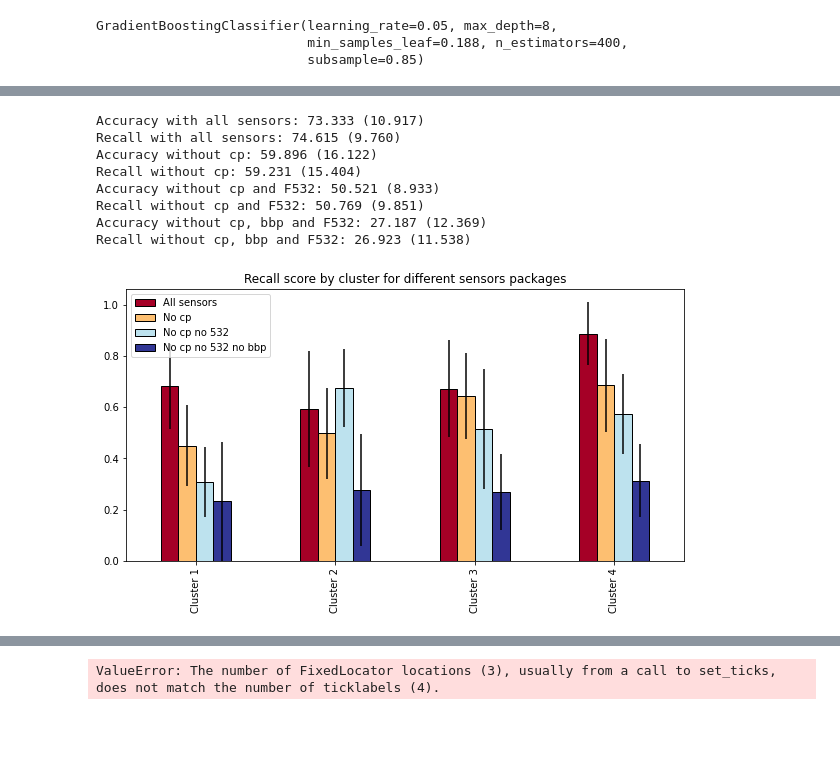
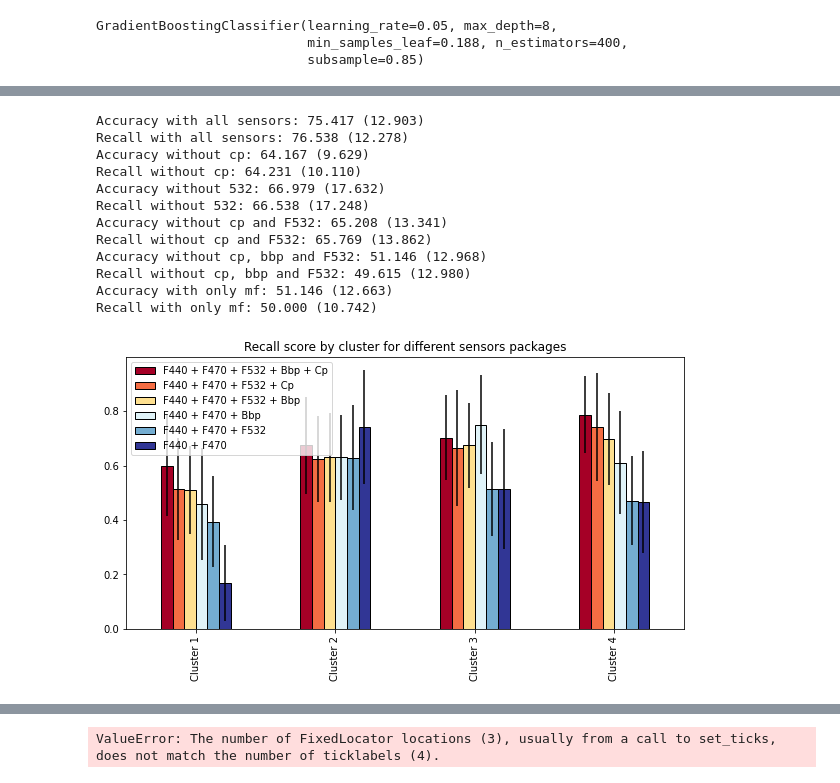
Before and after one commit to Flavi1P/Multispectral-Fluorescence, a Jupyter notebook: Boussole/Scripts/svc_bouss.ipynb, the cells around one changed output, grey strips where cells are left out. Saved outputs shown, nothing was run; the diff lists cells and outputs as text; code cells hidden in the pictures; blank space fills up the shorter version.

Commit message:
made some progress on the ml and explanation with plots

```diff
--- a/Boussole/Scripts/svc_bouss.ipynb
+++ b/Boussole/Scripts/svc_bouss.ipynb
@@ -124,16 +133,20 @@ print("here is the significant parameters :", test.index)
 
 new_descriptors = data[["f440_f470", "f532_f470", "bbp_cp", "f440_bbp", "f470_bbp", "f532_bbp", "f440_cp", "f470_cp"]]
 no_cp = data[["f440_f470", "f532_f470", "f440_bbp", "f470_bbp", "f532_bbp"]]
+no_532 = data[["f440_f470", "bbp_cp", "f440_bbp", "f470_bbp", "f440_cp", "f470_cp"]]
 no_cp_no_532 = data[["f440_f470", "f440_bbp", "f470_bbp"]]
 no_bbp_no_cp_no_532 = data[["f440_f470"]]
+only_mf = data[["f440_f470", "f532_f470"]]
 
 
 ros = RandomOverSampler()
 #X_resampled, y_resampled = ros.fit_resample(new_descriptors, target)
 X_resampled, y_resampled = SMOTE().fit_resample(new_descriptors, target)
 X_no_cp, y_resampled = SMOTE().fit_resample(no_cp, target)
+X_no_532, y_resampled = SMOTE().fit_resample(no_532, target)
 X_no_cp_no_532, y_resampled = SMOTE().fit_resample(no_cp_no_532, target)
 X_no_bbp_no_cp_no_532, y_resampled = SMOTE().fit_resample(no_bbp_no_cp_no_532, target)
+X_only_mf, y_resampled = SMOTE().fit_resample(only_mf, target)
 
 print(sorted(Counter(y_resampled).items()))
 # %% [output]
@@ -157,8 +168,10 @@ X_resampled.describe()
 from sklearn.model_selection import train_test_split
 X_train, X_test, y_train, y_test = train_test_split(X_resampled, y_resampled, test_size =0.3, stratify = y_resampled, random_state=0)
 X_train_no_cp, X_test_no_cp, y_train, y_test = train_test_split(X_no_cp, y_resampled, test_size =0.3, stratify = y_resampled, random_state=0)
+X_train_no_532, X_test_no_532, y_train, y_test = train_test_split(X_no_532, y_resampled, test_size =0.3, stratify = y_resampled, random_state=0)
 X_train_no_cp_no_532, X_test_no_cp_no_532, y_train, y_test = train_test_split(X_no_cp_no_532, y_resampled, test_size =0.3, stratify = y_resampled, random_state=0)
 X_train_no_bbp_no_cp_no_532, X_test_no_bbp_no_cp_no_532, y_train, y_test = train_test_split(X_no_bbp_no_cp_no_532, y_resampled, test_size =0.3, stratify = y_resampled, random_state=0)
+X_train_only_mf, X_test_only_mf, y_train, y_test = train_test_split(X_only_mf, y_resampled, test_size =0.3, stratify = y_resampled, random_state=0)
 # %%
 #histogram boosting gradient classifer
 
@@ -168,11 +181,17 @@ y_pred_hgb = new_hgb.predict(X_test)
 new_hgb.fit(X_train_no_cp,y_train)
 y_pred_no_cp = new_hgb.predict(X_test_no_cp)
 
+new_hgb.fit(X_train_no_532,y_train)
+y_pred_no_532 = new_hgb.predict(X_test_no_532)
+
 new_hgb.fit(X_train_no_cp_no_532,y_train)
 y_pred_no_cp_no_532 = new_hgb.predict(X_test_no_cp_no_532)
 
 new_hgb.fit(X_train_no_bbp_no_cp_no_532,y_train)
 y_pred_no_bbp_no_cp_no_532 = new_hgb.predict(X_test_no_bbp_no_cp_no_532)
+
+new_hgb.fit(X_train_only_mf, y_train)
+y_pred_only_mf = new_hgb.predict(X_test_only_mf)
 # %%
 from sklearn.metrics import confusion_matrix, accuracy_score, roc_auc_score
 cm_hgb = confusion_matrix(y_test, y_pred_hgb)
@@ -262,0 +282,16 @@ Text(0.5, 1.0, 'Confusion Matrix of the Cross Validation using HGB')
+# %%
+from sklearn.metrics import confusion_matrix, accuracy_score, roc_auc_score
+cm_hgb = confusion_matrix(y_test, y_pred_only_mf)
+
+#Plot the confusion Matrix
+import matplotlib.pyplot as plt
+import seaborn as sns
+
+ax = sns.heatmap(cm_hgb, linewidths = 0.5, cmap = "viridis", annot = cm_hgb, cbar = False)
+ax.set_xticks([0.5, 1.5, 2.5])
+ax.set_yticks([0.5, 1.5, 2.5])
+ax.set_xticklabels(['1','2','3'])
+ax.set_yticklabels(['1', '2', '3'])
+plt.xlabel("Predicted")
+plt.ylabel("Observed")
+plt.title('Confusion Matrix of the Cross Validation using HGB', fontdict={'fontsize': 16, 'fontweight': 'medium'})
@@ -268,10 +306,14 @@ n_scores = cross_val_score(new_hgb, X_resampled, y_resampled, scoring = "balance
 rec_scores = cross_val_score(new_hgb, X_resampled.values, y_resampled.values, scoring = "recall_weighted", cv = cv, n_jobs = 2)
 scores_no_cp = cross_val_score(new_hgb, X_no_cp, y_resampled, scoring = "balanced_accuracy", cv = cv, n_jobs = 2)
 recall_no_cp = cross_val_score(new_hgb, X_no_cp, y_resampled, scoring = "recall_weighted", cv = cv, n_jobs = 2)
+scores_no_532 = cross_val_score(new_hgb, X_no_532, y_resampled, scoring = "balanced_accuracy", cv = cv, n_jobs = 2)
+recall_no_532 = cross_val_score(new_hgb, X_no_532, y_resampled, scoring = "recall_weighted", cv = cv, n_jobs = 2)
 scores_no_cp_no_532 = cross_val_score(new_hgb, X_no_cp_no_532, y_resampled, scoring = "balanced_accuracy", cv = cv, n_jobs = 2)
 recall_no_cp_no_532 = cross_val_score(new_hgb, X_no_cp_no_532, y_resampled, scoring = "recall_weighted", cv = cv, n_jobs = 2)
 scores_no_cp_no_bbp_no_532 = cross_val_score(new_hgb, X_no_bbp_no_cp_no_532 , y_resampled, scoring = "balanced_accuracy", cv = cv, n_jobs = 2)
 recall_no_cp_no_bbp_no_532 = cross_val_score(new_hgb, X_no_bbp_no_cp_no_532 , y_resampled, scoring = "recall_weighted", cv = cv, n_jobs = 2)
+scores_only_mf = cross_val_score(new_hgb, X_only_mf , y_resampled, scoring = "balanced_accuracy", cv = cv, n_jobs = 2)
+recall_only_mf = cross_val_score(new_hgb, X_only_mf , y_resampled, scoring = "recall_weighted", cv = cv, n_jobs = 2)
 
 
 
@@ -282,20 +324,30 @@ print('Recall with all sensors: %.3f (%.3f)' % (rec_scores.mean()*100, rec_score
 print('Accuracy without cp: %.3f (%.3f)' % (scores_no_cp.mean()*100, scores_no_cp.std()*100))
 print('Recall without cp: %.3f (%.3f)' % (recall_no_cp.mean()*100, recall_no_cp.std()*100))
 
+print('Accuracy without 532: %.3f (%.3f)' % (scores_no_532.mean()*100, scores_no_532.std()*100))
+print('Recall without 532: %.3f (%.3f)' % (recall_no_532.mean()*100, recall_no_532.std()*100))
+
 print('Accuracy without cp and F532: %.3f (%.3f)' % (scores_no_cp_no_532.mean()*100, scores_no_cp_no_532.std()*100))
 print('Recall without cp and F532: %.3f (%.3f)' % (recall_no_cp_no_532.mean()*100, recall_no_cp_no_532.std()*100))
 
 print('Accuracy without cp, bbp and F532: %.3f (%.3f)' % (scores_no_cp_no_bbp_no_532.mean()*100, scores_no_cp_no_bbp_no_532.std()*100))
 print('Recall without cp, bbp and F532: %.3f (%.3f)' % (recall_no_cp_no_bbp_no_532.mean()*100, recall_no_cp_no_bbp_no_532.std()*100))
+
+print('Accuracy with only mf: %.3f (%.3f)' % (scores_only_mf.mean()*100, scores_only_mf.std()*100))
+print('Recall with only mf: %.3f (%.3f)' % (recall_only_mf.mean()*100, recall_only_mf.std()*100))
 # %% [output]
-Accuracy with all sensors: 73.333 (10.917)
-Recall with all sensors: 74.615 (9.760)
-Accuracy without cp: 59.896 (16.122)
-Recall without cp: 59.231 (15.404)
-Accuracy without cp and F532: 50.521 (8.933)
-Recall without cp and F532: 50.769 (9.851)
-Accuracy without cp, bbp and F532: 27.187 (12.369)
-Recall without cp, bbp and F532: 26.923 (11.538)
+Accuracy with all sensors: 75.417 (12.903)
+Recall with all sensors: 76.538 (12.278)
+Accuracy without cp: 64.167 (9.629)
+Recall without cp: 64.231 (10.110)
+Accuracy without 532: 66.979 (17.632)
+Recall without 532: 66.538 (17.248)
+Accuracy without cp and F532: 65.208 (13.341)
+Recall without cp and F532: 65.769 (13.862)
+Accuracy without cp, bbp and F532: 51.146 (12.968)
+Recall without cp, bbp and F532: 49.615 (12.980)
+Accuracy with only mf: 51.146 (12.663)
+Recall with only mf: 50.000 (10.742)
 # %%
 from functools import reduce
 
@@ -453,20 +505,22 @@ def plot_precision_score(X_list, y, X_names, cv = 10, return_scores = False, sav
 # %%
 from sklearn.metrics import accuracy_score, recall_score
 from sklearn.datasets import load_breast_cancer
 from sklearn.model_selection import cross_val_score
 from sklearn.pipeline import Pipeline
 import numpy as np
 
 y = y_resampled
 
 X_configs =[X_resampled,
+         X_no_532,
          X_no_cp,
          X_no_cp_no_532,
+         X_only_mf,
          X_no_bbp_no_cp_no_532]
 
-X_def = ["All sensors", "No cp", "No cp no 532", "No cp no 532 no bbp"]
+X_def = ["F440 + F470 + F532 + Bbp + Cp", "F440 + F470 + F532 + Cp", "F440 + F470 + F532 + Bbp", "F440 + F470 + Bbp", "F440 + F470 + F532", "F440 + F470"]
 
 recall_plot = plot_recall_score(X_list = X_configs, y = y_resampled, X_names = X_def, cv = StratifiedShuffleSplit(n_splits=20, random_state=0, test_size = 0.2), return_scores=True, savepath = "C:\\Users\petit\Documents\These\Multispectral-Fluorescence\Boussole\Output\Plots\\recall.png")
 # %% [output]
-[figure, old version]
+[figure, new version]
 # %%
```
Also changed, not shown: parts of 17 cells of this notebook, 24 other files.
